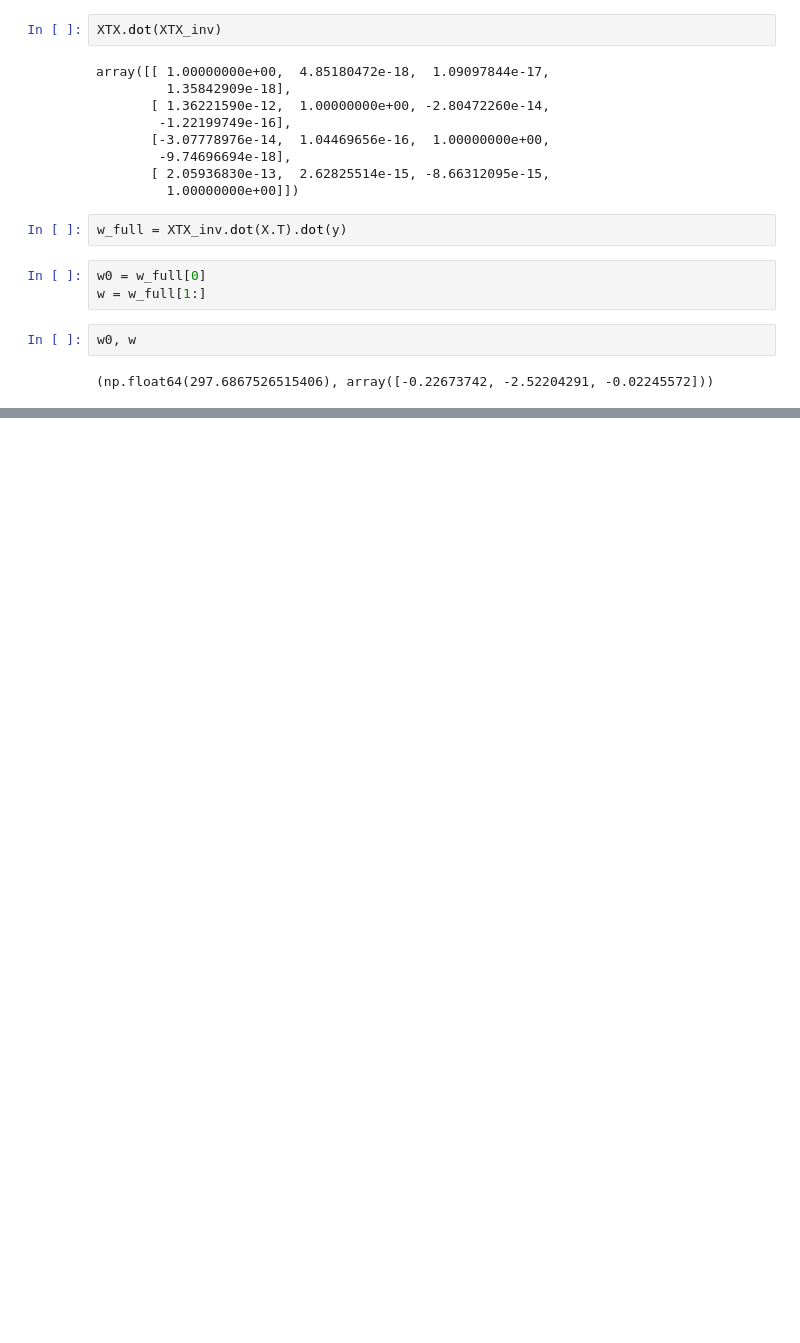
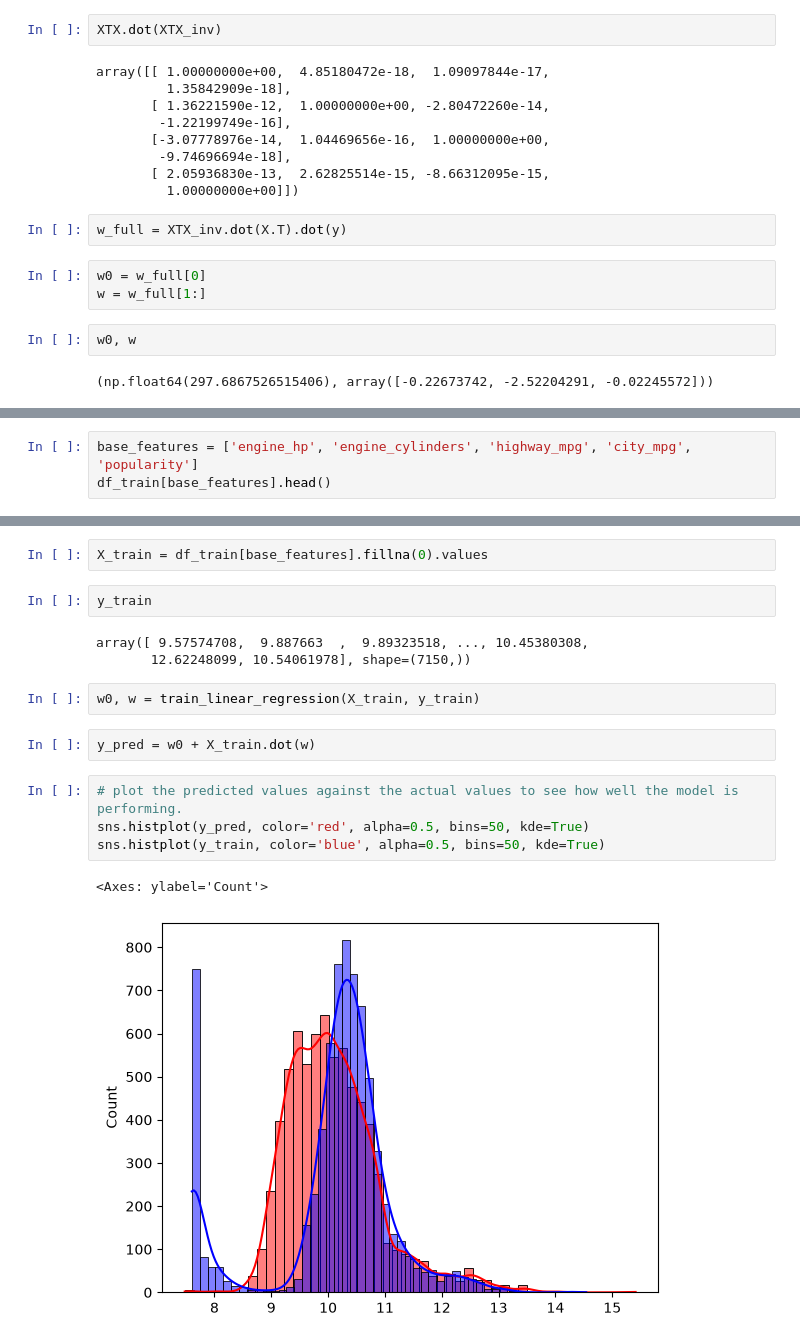
Before and after one commit to beebzee1722/ml_zoomcamp, a Jupyter notebook: 02-car_price/car_price.ipynb, the cells around one changed output, grey strips where cells are left out. Saved outputs shown, nothing was run; the diff lists cells and outputs as text; blank space fills up the shorter version.

```diff
--- a/02-car_price/car_price.ipynb
+++ b/02-car_price/car_price.ipynb
@@ -364,0 +375,3 @@ w0, w
+# %%
+base_features = ['engine_hp', 'engine_cylinders', 'highway_mpg', 'city_mpg', 'popularity']
+df_train[base_features].head()
@@ -364,0 +396,18 @@ w0, w
+# %%
+X_train = df_train[base_features].fillna(0).values
+# %%
+y_train
+# %% [output]
+array([ 9.57574708,  9.887663  ,  9.89323518, ..., 10.45380308,
+       12.62248099, 10.54061978], shape=(7150,))
+# %%
+w0, w = train_linear_regression(X_train, y_train)
+# %%
+y_pred = w0 + X_train.dot(w)
+# %%
+# plot the predicted values against the actual values to see how well the model is performing.
+sns.histplot(y_pred, color='red', alpha=0.5, bins=50, kde=True)
+sns.histplot(y_train, color='blue', alpha=0.5, bins=50, kde=True)
+# %% [output]
+<Axes: ylabel='Count'>
+[figure, added]
```
Also changed, not shown: parts of 10 cells of this notebook.
